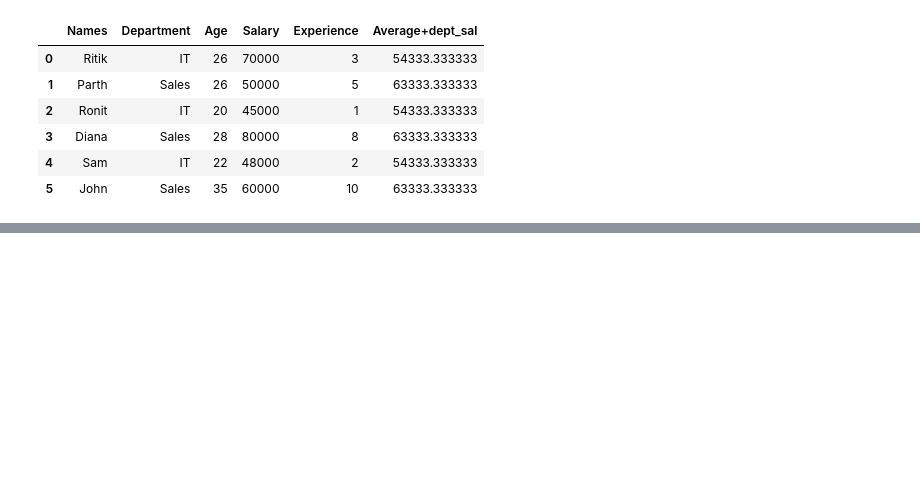
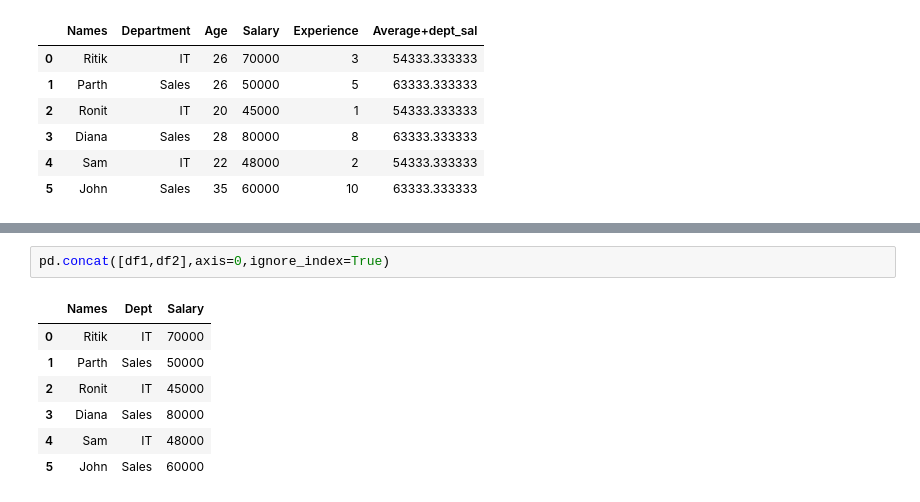
Before and after one commit to RitikSareen/AIPractice, a Jupyter notebook: pandas/basicPandas.ipynb, the cells around one changed output, grey strips where cells are left out. Cells and saved outputs as stored; diff of their text form; blank space fills up the shorter version.

```diff
--- a/pandas/basicPandas.ipynb
+++ b/pandas/basicPandas.ipynb
@@ -388,0 +413,10 @@ df
+# %%
+pd.concat([df1,df2],axis=0,ignore_index=True)
+# %% [output]
+|  | Names | Dept | Salary |
+| 0 | Ritik | IT | 70000 |
+| 1 | Parth | Sales | 50000 |
+| 2 | Ronit | IT | 45000 |
+| 3 | Diana | Sales | 80000 |
+| 4 | Sam | IT | 48000 |
+| 5 | John | Sales | 60000 |
```
Also changed, not shown: parts of 7 cells of this notebook.
